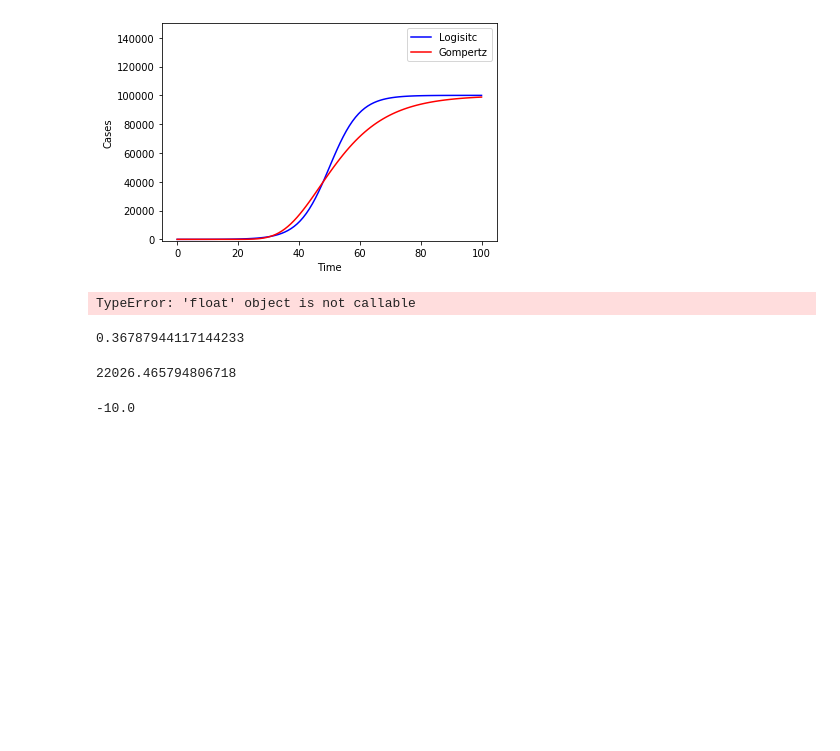
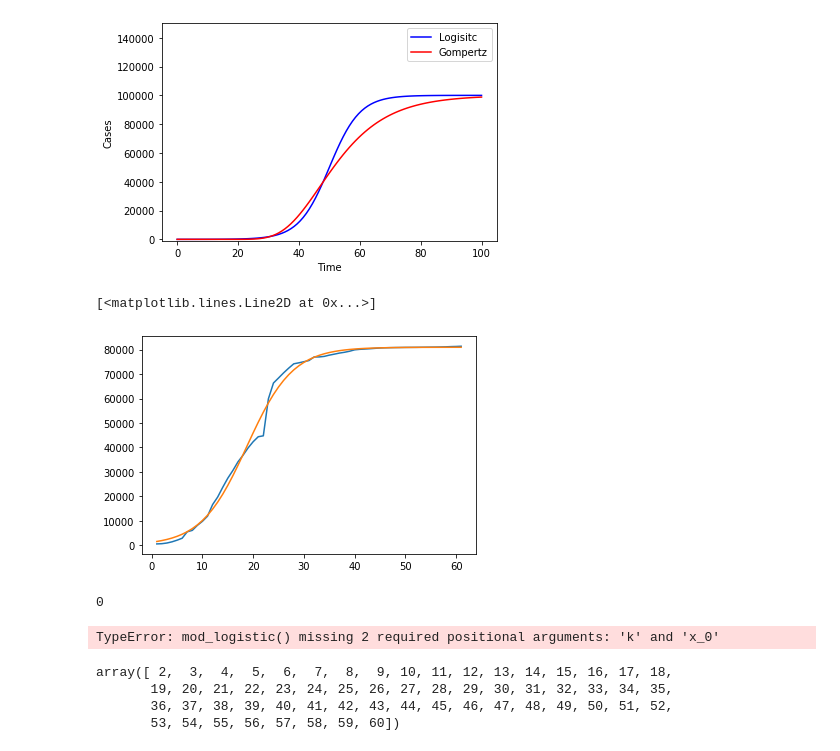
Before and after one commit to sidhant-guliani/covid19_representation_live-data, a Jupyter notebook: COVID19_data.ipynb, the cells around one changed output. Saved outputs shown, nothing was run; the diff lists cells and outputs as text; code cells hidden in the pictures; blank space fills up the shorter version.

```diff
--- a/COVID19_data.ipynb
+++ b/COVID19_data.ipynb
@@ -329,20 +353,40 @@ plt.ylim(-1000,150000)
 # %% [output]
 (-1000, 150000)
 [figure]
-# %%
-for i in range(100):
-    print(1000/(1+np.exp(-0.2(-50))))
-# %% [output]
-TypeError: 'float' object is not callable
-# %%
-np.exp(-0.2(-50))
-# %% [output]
-0.36787944117144233
-# %%
-np.exp(10)
-# %% [output]
-22026.465794806718
-# %%
-0.2*(-50)
-# %% [output]
--10.0
+# %%
+country = 'China'
+c_pars = {}
+
+x = np.array(list(df_dict[country]['DayCount'].values))[0:-1]
+y = np.array(list(df_dict[country]['Cases'].values))[0:-1]
+fit_i = curve_fit(mod_logistic,x,y,p0=[50000,0.33,50], maxfev=10000)#, bounds=([0,0,0],[10,100,150000]))
+li,ki,x_0i = fit_i[0]
+sigma_li, sigma_ki, sigma_x_0i = np.sqrt(np.diag(fit_i[1]))
+
+c_pars[(country,'Logistic','l')] = li
+c_pars[(country,'Logistic','k')] = ki
+c_pars[(country,'Logistic','a')] = x_0i
+# %%
+plt.plot(x,y)
+dd = fit_i[i]
+plt.plot(x, mod_logistic(x,dd[0],dd[1],dd[2]))
+# %% [output]
+[<matplotlib.lines.Line2D at 0x...>]
+[figure, added]
+# %%
+colr = ['r','g','b','k']
+for i in range(len(fit_i)):
+    dd = fit_i[i]
+    print(i)
+    plt.plot(x, mod_logistic(x,fit_i[0]), c=colr[i])
+    #print(mod_logistic(x,dd[0],dd[1],dd[2]))
+# %% [output]
+0
+TypeError: mod_logistic() missing 2 required positional arguments: 'k' and 'x_0'
+# %%
+np.array(list(df_dict[country]['DayCount'].values))[1:-2]
+# %% [output]
+array([ 2,  3,  4,  5,  6,  7,  8,  9, 10, 11, 12, 13, 14, 15, 16, 17, 18,
+       19, 20, 21, 22, 23, 24, 25, 26, 27, 28, 29, 30, 31, 32, 33, 34, 35,
+       36, 37, 38, 39, 40, 41, 42, 43, 44, 45, 46, 47, 48, 49, 50, 51, 52,
+       53, 54, 55, 56, 57, 58, 59, 60])
```
Also changed, not shown: parts of 15 cells of this notebook, 1 other file.
